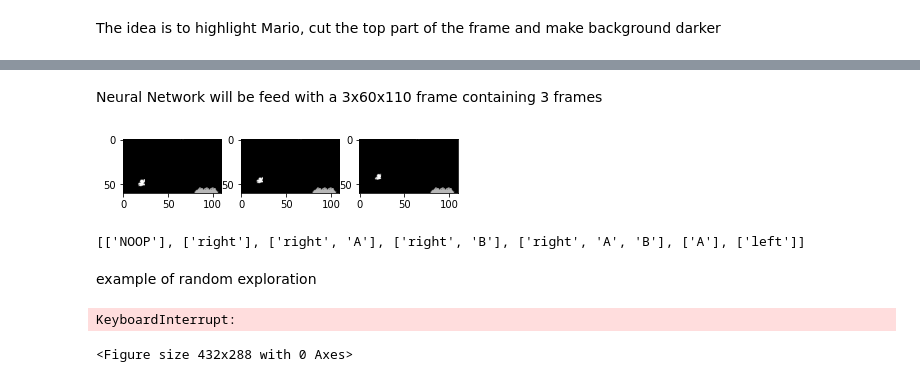
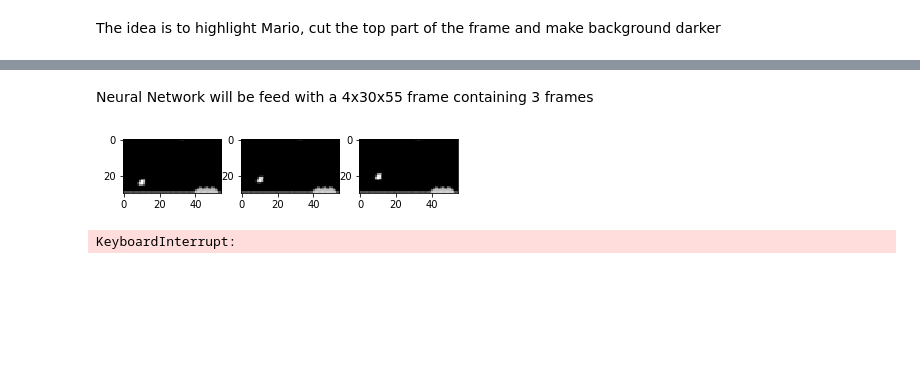
Before and after one commit to andreaconti/supermario-dqn, a Jupyter notebook: notebooks/Frames Preprocessing.ipynb, the cells around one changed output, grey strips where cells are left out. Drawn from its saved outputs; the diff is of its cells as text; code cells hidden in the pictures; blank space fills up the shorter version.

```diff
--- a/notebooks/Frames Preprocessing.ipynb
+++ b/notebooks/Frames Preprocessing.ipynb
@@ -31,37 +31,31 @@ plt.show()
 # %% [markdown]
-Neural Network will be feed with a 3x60x110 frame containing 3 frames
+Neural Network will be feed with a 4x30x55 frame containing 3 frames
 # %%
 from collections import deque
 from gym_super_mario_bros.actions import SIMPLE_MOVEMENT
 from nes_py.wrappers import JoypadSpace
 
 env = gym.make('SuperMarioBros-v0')
 env = JoypadSpace(env, SIMPLE_MOVEMENT)
 
 env.reset()
 action = 2
 
 # init
 for i in range(4):
     env.step(action)[0]
 
 for i in range(3):
     state = None
     for j in range(2):
         state = env.step(action)[0]
 
     plt.subplot(1, 3, i+1)
-    plt.imshow(preprocess(frames[i], 40, 75), cmap='gray')
+    plt.imshow(preprocess(state, 30, 55), cmap='gray')
 
 plt.show()
 # %% [output]
-[figure, old version]
+[figure, new version]
-# %%
-print(SIMPLE_MOVEMENT)
-# %% [output]
-[['NOOP'], ['right'], ['right', 'A'], ['right', 'B'], ['right', 'A', 'B'], ['A'], ['left']]
-# %% [markdown]
-example of random exploration
 # %%
 from gym_super_mario_bros.actions import SIMPLE_MOVEMENT
 from nes_py.wrappers import JoypadSpace
@@ -85,7 +79,7 @@ while not done:
     step += 1
     pos.append(info['x_pos'])
 
-    if step % 3 == 0:
+    if step % 5 == 0:
         clear_output(wait=True)
         plt.imshow(preprocess(obs, 30, 55), cmap='gray')
         plt.xlabel(f'r: {r}, x_pos: {info["x_pos"]}')
@@ -95,4 +89,3 @@ print(f'random reward: {reward}')
 print(f'{step} steps')
 # %% [output]
 KeyboardInterrupt:
-<Figure size 432x288 with 0 Axes>
```
Also changed, not shown: parts of 1 cell of this notebook.
